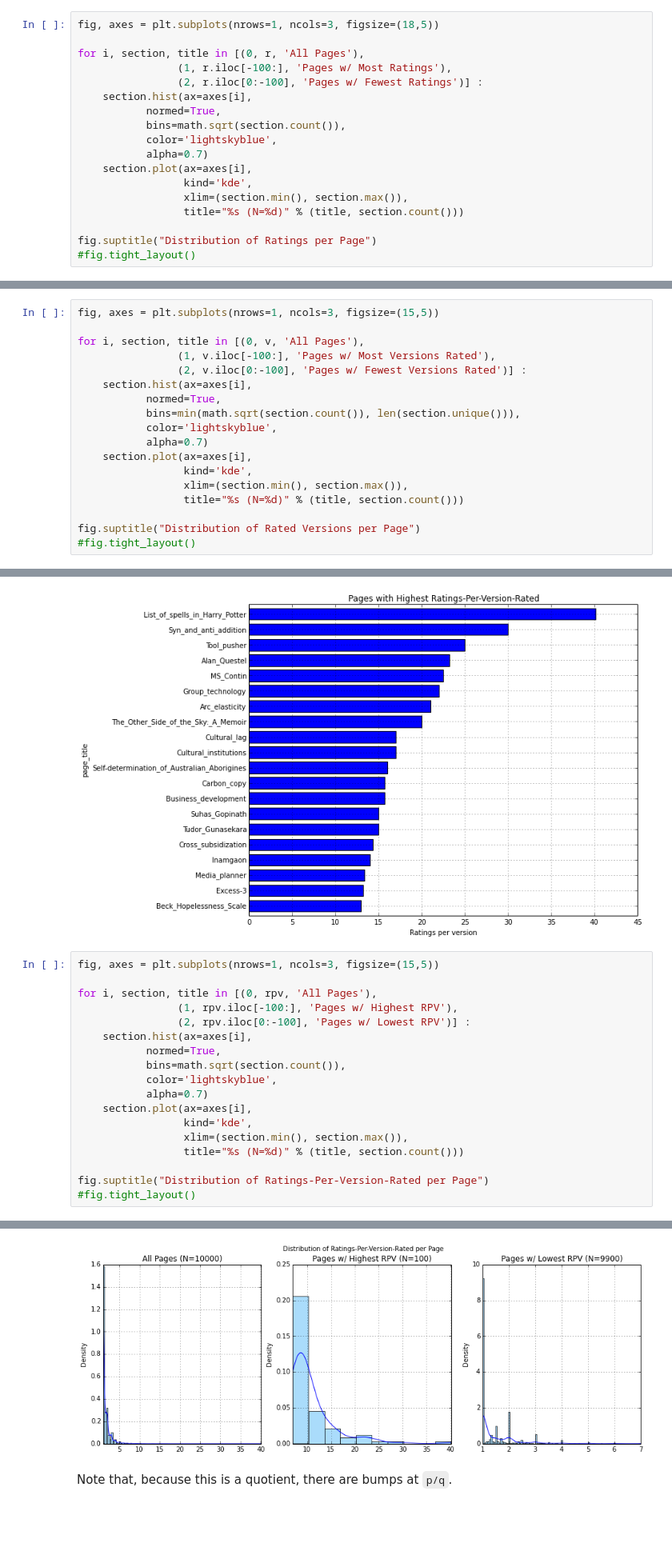
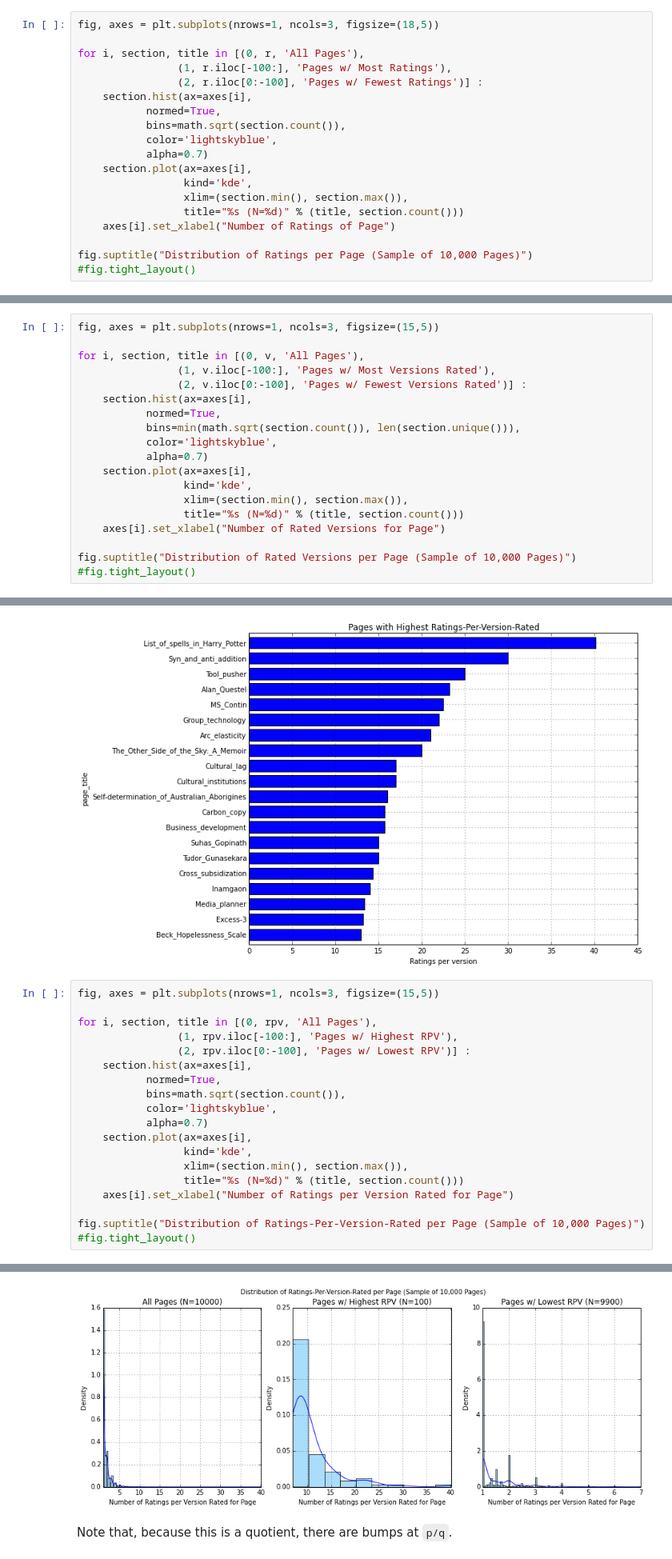
Before and after one commit to bkfunk/rating_wiki, a Jupyter notebook: Explore Ratings.ipynb, the cells around one changed output, grey strips where cells are left out. Shown at 80% size. Saved outputs shown, nothing was run; the diff lists cells and outputs as text; blank space fills up the shorter version.

```diff
--- a/Explore Ratings.ipynb
+++ b/Explore Ratings.ipynb
@@ -168,8 +187,9 @@ for i, section, title in [(0, r, 'All Pages'),
                  kind='kde',
                  xlim=(section.min(), section.max()),
                  title="%s (N=%d)" % (title, section.count()))
+    axes[i].set_xlabel("Number of Ratings of Page")
 
-fig.suptitle("Distribution of Ratings per Page")
+fig.suptitle("Distribution of Ratings per Page (Sample of 10,000 Pages)")
 #fig.tight_layout()
 # %% [output]
 <matplotlib.text.Text at 0x...>
@@ -240,8 +260,9 @@ for i, section, title in [(0, v, 'All Pages'),
                  kind='kde',
                  xlim=(section.min(), section.max()),
                  title="%s (N=%d)" % (title, section.count()))
+    axes[i].set_xlabel("Number of Rated Versions for Page")
 
-fig.suptitle("Distribution of Rated Versions per Page")
+fig.suptitle("Distribution of Rated Versions per Page (Sample of 10,000 Pages)")
 #fig.tight_layout()
 # %% [output]
 <matplotlib.text.Text at 0x...>
@@ -296,24 +319,25 @@ ax.set_xlabel('Ratings per version')
 # %%
 fig, axes = plt.subplots(nrows=1, ncols=3, figsize=(15,5))
 
 for i, section, title in [(0, rpv, 'All Pages'),
                 (1, rpv.iloc[-100:], 'Pages w/ Highest RPV'),
                 (2, rpv.iloc[0:-100], 'Pages w/ Lowest RPV')] :
     section.hist(ax=axes[i],
            normed=True,
            bins=math.sqrt(section.count()),
            color='lightskyblue',
            alpha=0.7)
     section.plot(ax=axes[i],
                  kind='kde',
                  xlim=(section.min(), section.max()),
                  title="%s (N=%d)" % (title, section.count()))
+    axes[i].set_xlabel("Number of Ratings per Version Rated for Page")
 
-fig.suptitle("Distribution of Ratings-Per-Version-Rated per Page")
+fig.suptitle("Distribution of Ratings-Per-Version-Rated per Page (Sample of 10,000 Pages)")
 #fig.tight_layout()
 # %% [output]
 <matplotlib.text.Text at 0x...>
-[figure, old version]
+[figure, new version]
 # %% [markdown]
 Note that, because this is a quotient, there are bumps at `p/q`.
 # %% [markdown]
```
Also changed, not shown: parts of 10 cells of this notebook, 2 other files.
